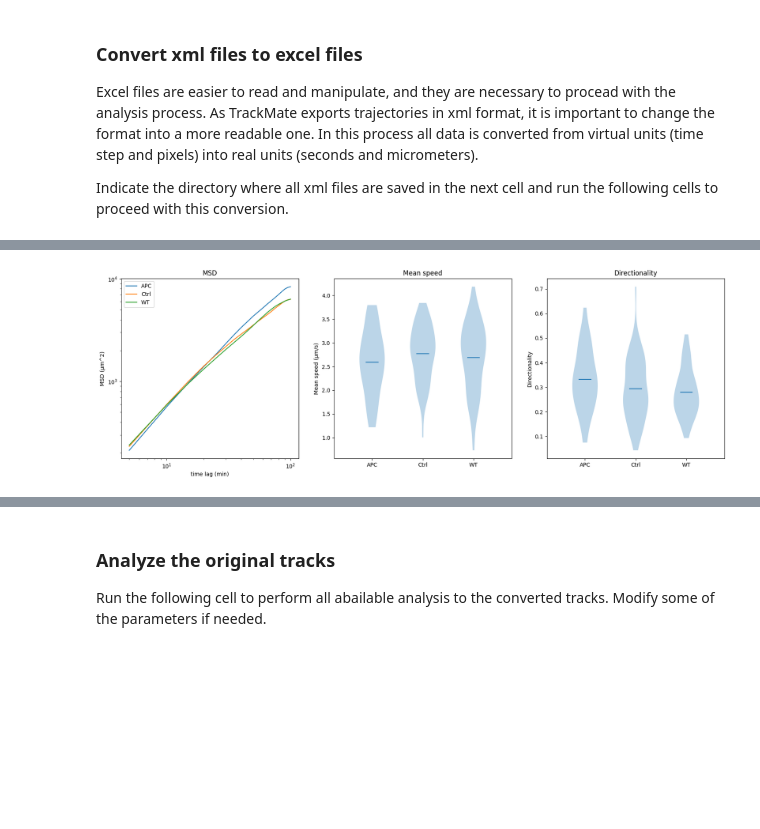
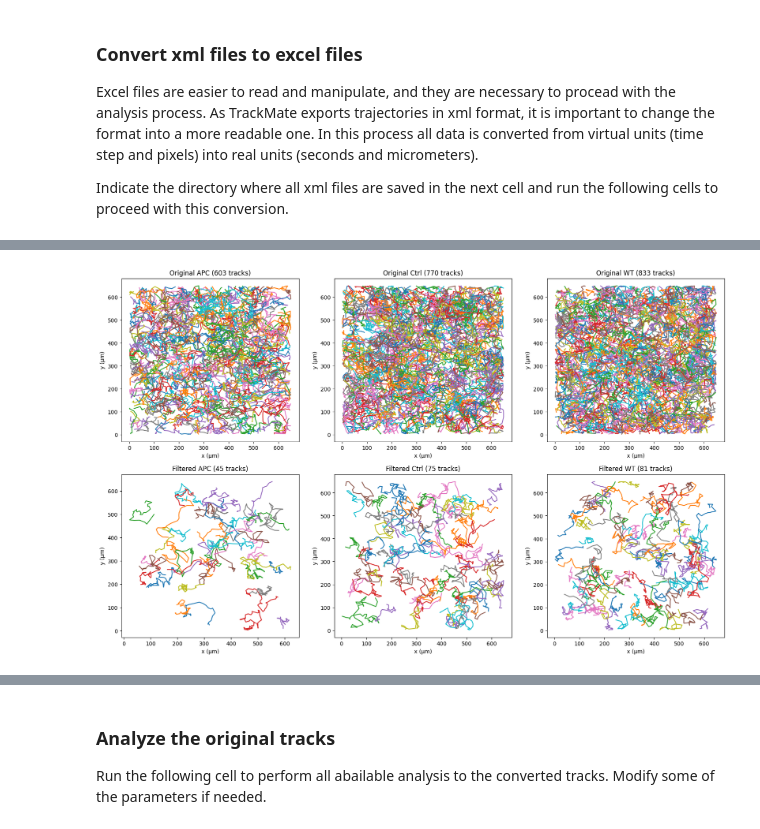
Before and after one commit to pcanaleta/tanalysis, a Jupyter notebook: trajectory_analysis.ipynb, the cells around one changed output, grey strips where cells are left out. Saved outputs shown, nothing was run; the diff lists cells and outputs as text; code cells hidden in the pictures; blank space fills up the shorter version.

Commit message:
Finalized some functions of traj_analysis
msd, acf, velocity, directionality, total turning angle, spatial coverage

```diff
--- a/trajectory_analysis.ipynb
+++ b/trajectory_analysis.ipynb
@@ -239,7 +253,7 @@ for file in og_tracks:
         #Track parameters
         track_duration = track[-1,1]
         limits[0] = (min(limits[0][0],track_duration), max(limits[0][1],track_duration))
-        total_distance = abs(np.linalg.norm(track[-1,2:])-np.linalg.norm(track[0,2:]))
+        total_distance = np.sum(np.linalg.norm(np.diff(track[:,2:],axis=0),axis=-1))
         limits[1] = (min(limits[1][0],total_distance), max(limits[1][1],total_distance))
         track_velocity = np.linalg.norm(np.diff(track[:,2:], axis=0),axis=-1)/track[1,1]
         mean_velocity = np.mean(track_velocity, axis=-1)
@@ -260,9 +274,9 @@ duration_slider = widgets.IntRangeSlider(
         style={'description_width':'initial'},
         layout=widgets.Layout(width='700px'),)
 distance_slider = widgets.IntRangeSlider(
-        value=(round(limits[1][0]),round(limits[1][1])),
-        min=round(limits[1][0]),
-        max=round(limits[1][1]),
+        value=(round(limits[1][0])-1,round(limits[1][1])+1),
+        min=round(limits[1][0]-1),
+        max=round(limits[1][1]+1),
         step=1,
         description='Track distance (μm)',
         style={'description_width':'initial'},
@@ -334,39 +348,41 @@ VBox(children=(IntRangeSlider(value=(30, 235), description='Track duration (min)
 # %%
 #Run this function to preview some filtered analyzed data
 dirname = fr"{exp}\{experiment.value}\{condition.value}\{timer.value}\Tracks\excel_tracks"
-fig, ax = plt.subplots(1,3)
-fig.set_figheight(6)
+tracks, names = traj_analysis.filter_traj(dirname, filter_values=params)
+og_tracks, og_names = traj_analysis.get_traj(dirname)
+fig, ax = plt.subplots(2,len(tracks))
+fig.set_figheight(12)
 fig.set_figwidth(20)
-tracks, names = traj_analysis.crop_traj(dirname, filter_tracks=filter_tracks.value, filter_values=params)
-msds, mean_msds = traj_analysis.get_msd(tracks, names, timelapse_units.value, save_results=False)
-means = traj_analysis.velocity(tracks, names, timelapse_units.value, save_results=False)
-direct, tort = traj_analysis.directionality_tortuosity(tracks, names, timelapse_units.value, save_results=False)
+col=0
 name=0
-pos = [1,2,3] ####################
-colors = ['#1f77b4', '#ff7f0e', '#2ca02c', '#d62728', '#9467bd', '#8c564b', '#e377c2', '#7f7f7f', '#bcbd22', '#17becf']
-colors = colors[:3] ###################
-for file_msd, file_means in zip(mean_msds, means):
-    ax[0].plot(file_msd[0,:-3]*timelapse.value, file_msd[1,:-3], label=names[name])
-    ax[0].set_xscale('log')
-    ax[0].set_yscale('log')
-    ax[0].set_xlabel(f'time lag ({timelapse_units.value})')
-    ax[0].set_ylabel('MSD (μm^2)')
-    ax[0].set_title('MSD')
-    ax[0].legend()
+for file in tracks:
+    ids = np.unique(file[:,0], return_index=False)
+    for track_id in ids:
+        track=[]
+        for j in range(0,len(file)):
+            if file[j,0]==track_id:
+                track.append(np.asarray(file[j,:]))
+        ax[1,col].plot(np.asarray(track)[:,2], np.asarray(track)[:,3])
+        ax[1,col].set_xlabel('x (μm)')
+        ax[1,col].set_ylabel('y (μm)')
+        ax[1,col].set_title(f'Filtered {names[name]} ({len(ids)} tracks)')
+    col+=1
     name+=1
-mean_list=[]
-for mean in means:
-    mean_list.append(mean[:,1])
-ax[1].violinplot(mean_list, positions=pos, showmeans=True, showextrema=False)
-ax[2].violinplot(direct, positions=pos, showmeans=True, showextrema=False)
-ax[1].set_xticks(np.arange(1, len(names) + 1), labels=names)
-ax[1].set_xlim(0.25, len(names) + 0.75)
-ax[2].set_xticks(np.arange(1, len(names) + 1), labels=names)
-ax[2].set_xlim(0.25, len(names) + 0.75)
-ax[1].set_ylabel('Mean speed (μm/s)')
-ax[1].set_title('Mean speed')
-ax[2].set_ylabel('Directionality')
-ax[2].set_title('Directionality')
-plt.show()
+
+col=0
+name=0
+for og_file in og_tracks:
+    og_ids = np.unique(og_file[:,0], return_index=False)
+    for og_track_id in og_ids:
+        og_track=[]
+        for k in range(0,len(og_file)):
+            if og_file[k,0]==og_track_id:
+                og_track.append(np.asarray(og_file[k,:]))
+        ax[0,col].plot(np.asarray(og_track)[:,2], np.asarray(og_track)[:,3])
+        ax[0,col].set_xlabel('x (μm)')
+        ax[0,col].set_ylabel('y (μm)')
+        ax[0,col].set_title(f'Original {names[name]} ({len(og_ids)} tracks)')
+    col+=1
+    name+=1
 # %% [output]
-[figure, old version]
+[figure, new version]
```
Also changed, not shown: parts of 7 cells of this notebook, 1 other file.
